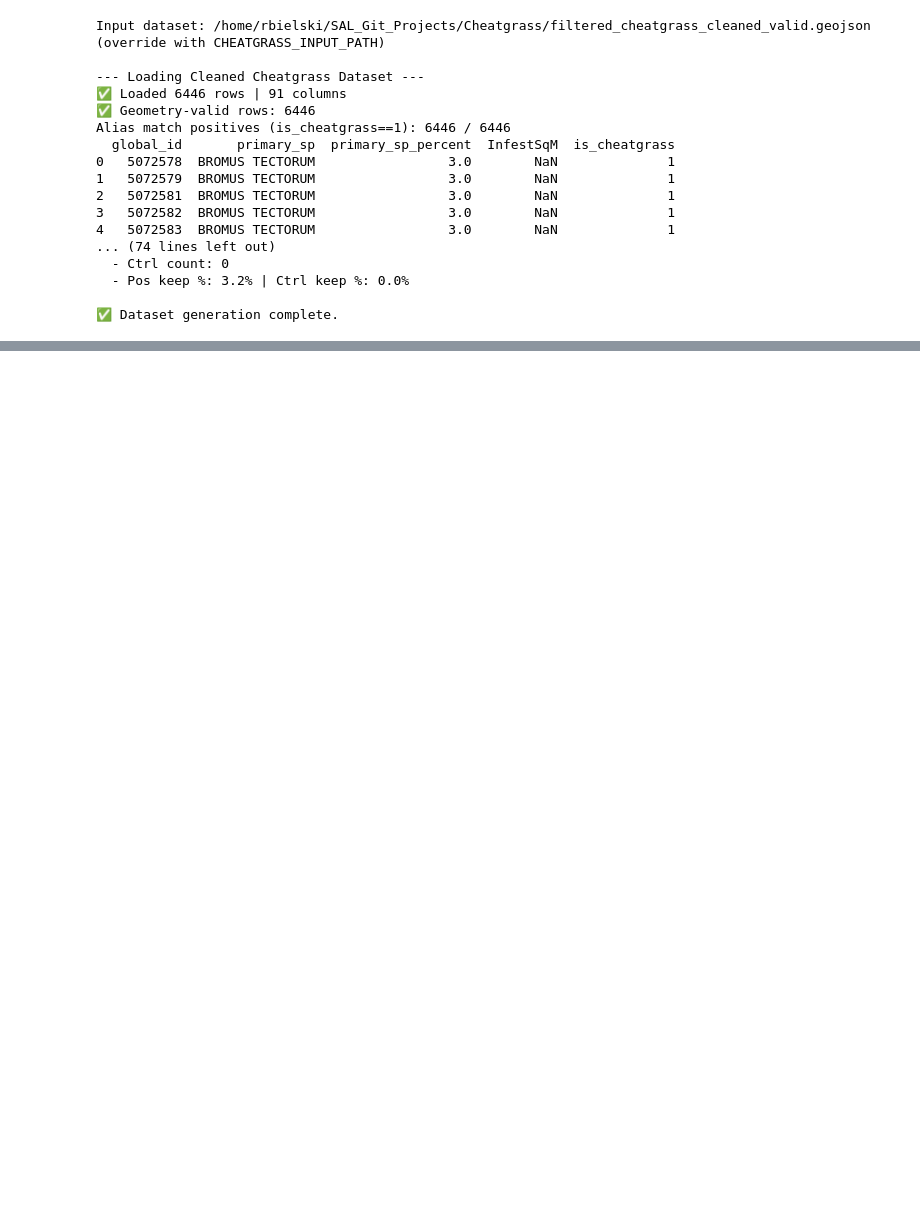
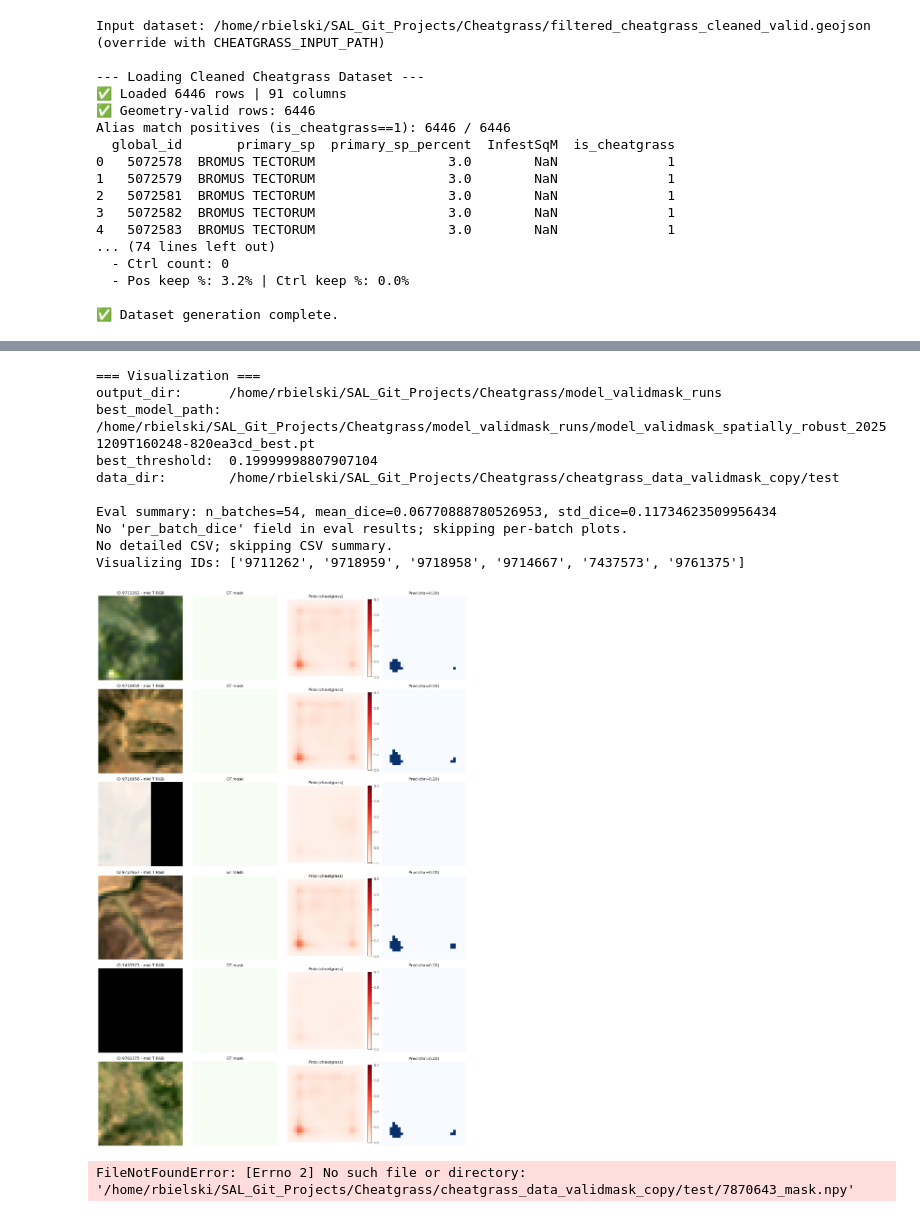
Before and after one commit to rmbielski/SAL_Git_Projects, a Jupyter notebook: Cheatgrass/Cheatgrass_Pipeline_Runner.ipynb, the cells around one changed output, grey strips where cells are left out. Drawn from its saved outputs; the diff is of its cells as text; code cells hidden in the pictures; blank space fills up the shorter version.

```diff
--- a/Cheatgrass/Cheatgrass_Pipeline_Runner.ipynb
+++ b/Cheatgrass/Cheatgrass_Pipeline_Runner.ipynb
@@ -363,0 +458,30 @@ T = 28, H = 256, W = 256, C (bands) = 6
+# %%
+test_root = Path("/home/rbielski/SAL_Git_Projects/Cheatgrass/cheatgrass_data_validmask_copy/test")
+
+cfg_eval = ModelConfig(
+    data_dir=test_root,
+    output_dir=out_root,
+    batch_size=1,
+    learning_rate=1e-4,
+    epochs=1,
+    hidden_dim=128,
+    input_bands=6,            # or detect like before if you want
+    train_val_split_size=0.2,
+    training_window_size=32,
+)
+
+test_ids = discover_ids(test_root)
+print(f"Found {len(test_ids)} test IDs")
+
+results = evaluate(
+    cfg_eval,
+    model_path=best_model_path,
+    test_ids=test_ids,
+    threshold=best_threshold,
+    crops_per_sample=3,
+)
+
+print("\n📊 Test mean Dice:", results["mean_dice"])
+print("Std Dice:         ", results["std_dice"])
+print("n_batches:        ", results["n_batches"])
+print("Mean loss:        ", results["mean_loss"])
@@ -363,0 +497,38 @@ T = 28, H = 256, W = 256, C (bands) = 6
+# %%
+from pathlib import Path
+from cheatgrass_viz import visualize_eval_and_samples
+
+# If you still have `results` from evaluate() in this kernel, you can pass it.
+# If not, the helper will try eval_<model>.json in cfg_eval.output_dir.
+visualize_eval_and_samples(
+    cfg=cfg_eval,
+    best_model_path=best_model_path,
+    best_threshold=best_threshold,
+    test_ids=test_ids,    # list of test GIDs
+    eval_results=results, # or None
+    max_examples=6,
+)
+# %% [output]
+=== Visualization ===
+output_dir:      /home/rbielski/SAL_Git_Projects/Cheatgrass/model_validmask_runs
+best_model_path: /home/rbielski/SAL_Git_Projects/Cheatgrass/model_validmask_runs/model_validmask_spatially_robust_20251209T160248-820ea3cd_best.pt
+best_threshold:  0.19999998807907104
+data_dir:        /home/rbielski/SAL_Git_Projects/Cheatgrass/cheatgrass_data_validmask_copy/test
+
+Eval summary: n_batches=54, mean_dice=0.06770888780526953, std_dice=0.11734623509956434
+No 'per_batch_dice' field in eval results; skipping per-batch plots.
+No detailed CSV; skipping CSV summary.
+Visualizing IDs: ['9711262', '9718959', '9718958', '9714667', '7437573', '9761375']
+[figure, added]
+# %%
+from pathlib import Path
+import numpy as np
+
+root = Path("/home/rbielski/SAL_Git_Projects/Cheatgrass/cheatgrass_data_validmask_copy/test")
+ids = ["7870643", "9729981", "9717120", "9706678", "7869738", "9759990"]
+
+for gid in ids:
+    m = np.load(root / f"{gid}_mask.npy")
+    print(gid, m.shape, "mask_sum=", (m > 0).sum())
+# %% [output]
+FileNotFoundError: [Errno 2] No such file or directory: '/home/rbielski/SAL_Git_Projects/Cheatgrass/cheatgrass_data_validmask_copy/test/7870643_mask.npy'
```
Also changed, not shown: parts of 10 cells of this notebook, 9 other files.
